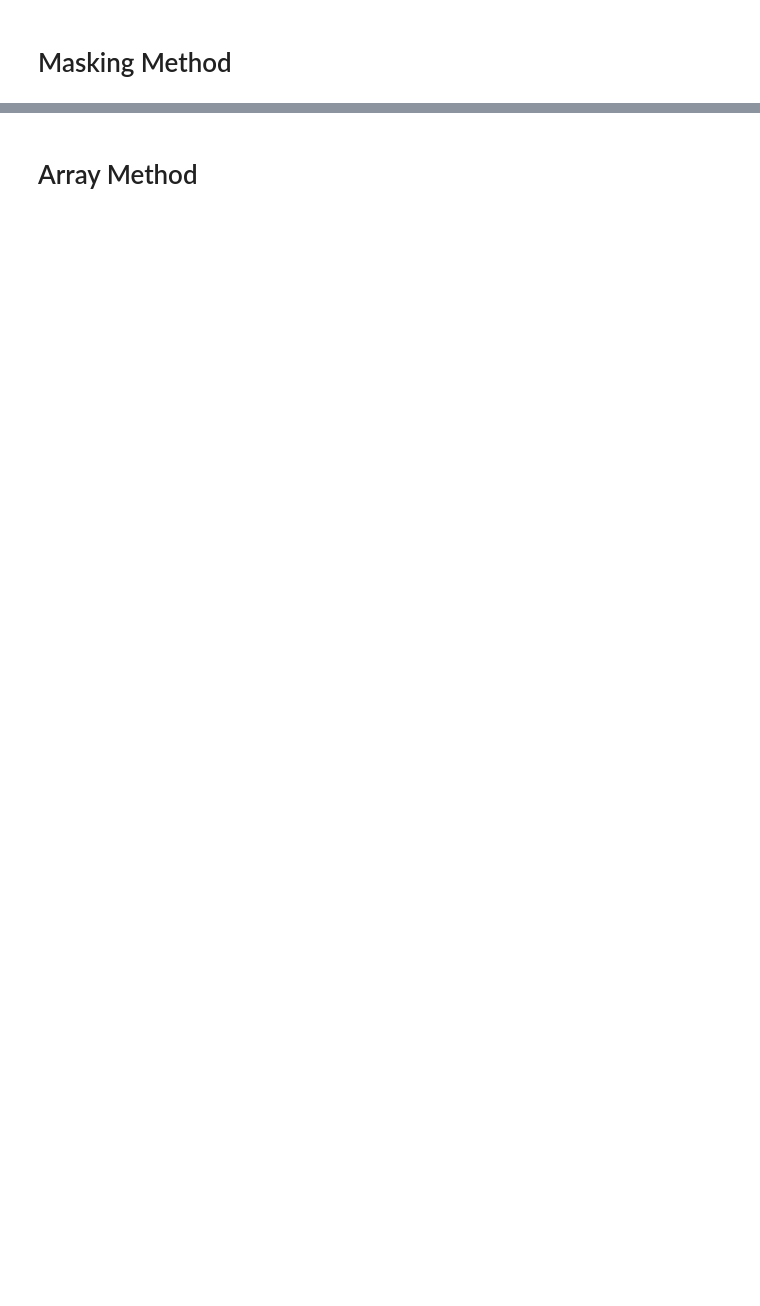
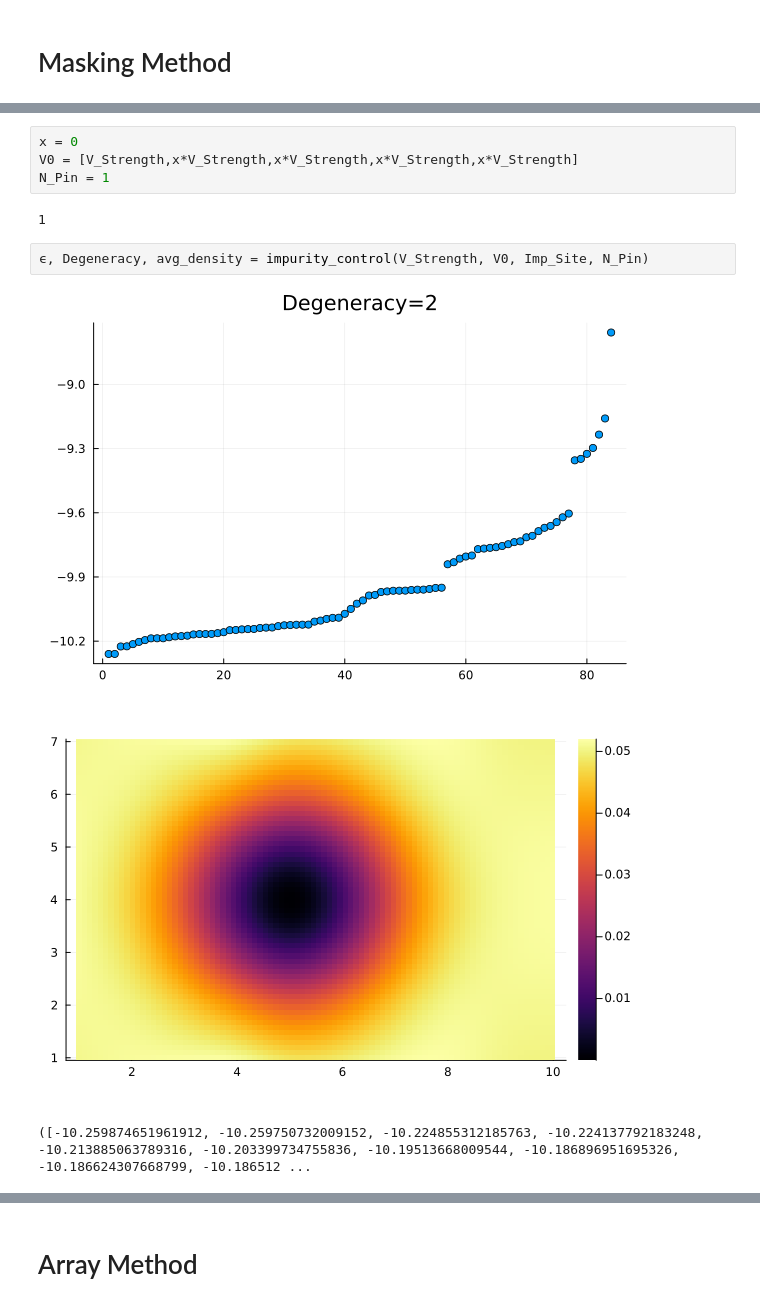
Before and after one commit to Umut-Can-Physics/Kagome-Lattice, a Jupyter notebook: My Numerical Calculations/Many-Body/Hofstadter/Braiding_Phase_by_depletion_profile.ipynb, the cells around one changed output, grey strips where cells are left out. Saved outputs shown, nothing was run; the diff lists cells and outputs as text; blank space fills up the shorter version.

```diff
--- a/My Numerical Calculations/Many-Body/Hofstadter/Braiding_Phase_by_depletion_profile.ipynb
+++ b/My Numerical Calculations/Many-Body/Hofstadter/Braiding_Phase_by_depletion_profile.ipynb
@@ -114,0 +110,12 @@ dens_2 = avg_density'[1:end-1,:]
+# %%
+x = 0
+V0 = [V_Strength,x*V_Strength,x*V_Strength,x*V_Strength,x*V_Strength]
+N_Pin = 1
+# %% [output]
+1
+# %%
+ϵ, Degeneracy, avg_density = impurity_control(V_Strength, V0, Imp_Site, N_Pin)
+# %% [output]
+[figure, added]
+[figure, added]
+([-10.259874651961912, -10.259750732009152, -10.224855312185763, -10.224137792183248, -10.213885063789316, -10.203399734755836, -10.19513668009544, -10.186896951695326, -10.186624307668799, -10.186512 ...
```
Also changed, not shown: parts of 35 cells of this notebook, 10 other files.
